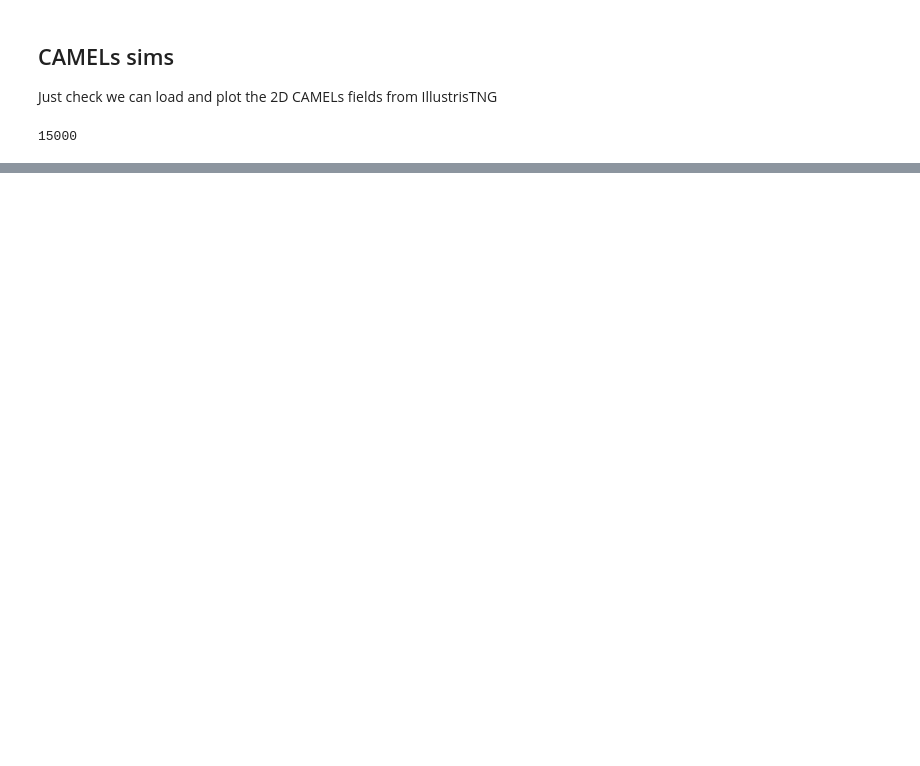
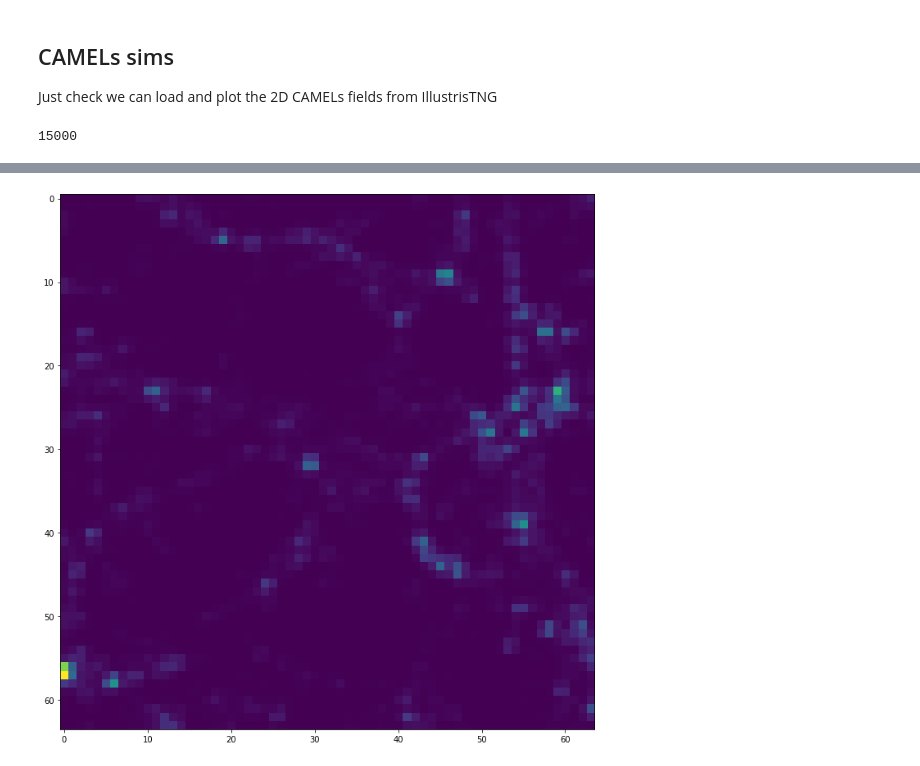
Before and after one commit to Chris-Pedersen/LearnableWavelets, a Jupyter notebook: playground/camels_load.ipynb, the cells around one changed output, grey strips where cells are left out. Saved outputs shown, nothing was run; the diff lists cells and outputs as text; code cells hidden in the pictures; blank space fills up the shorter version.

```diff
--- a/playground/camels_load.ipynb
+++ b/playground/camels_load.ipynb
@@ -28,0 +49,6 @@ plt.colorbar()
+# %%
+plt.figure(figsize=(12,12))
+plt.imshow(scattered2[3])
+plt.show()
+# %% [output]
+[figure, added]
```
Also changed, not shown: parts of 8 cells of this notebook, 2 other files.
